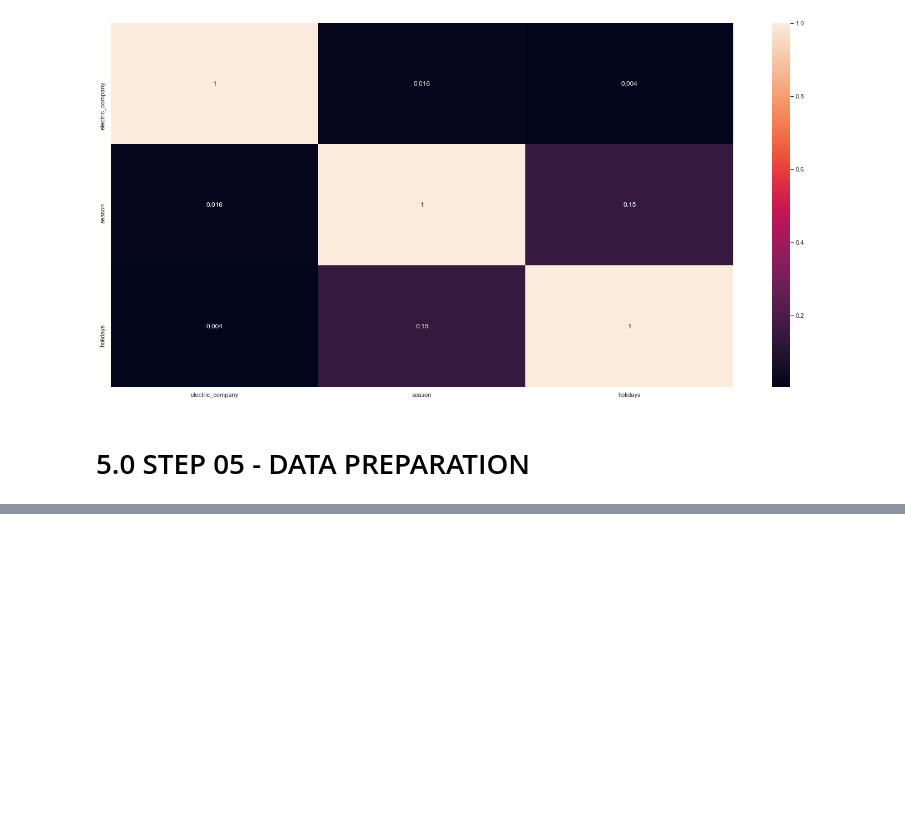
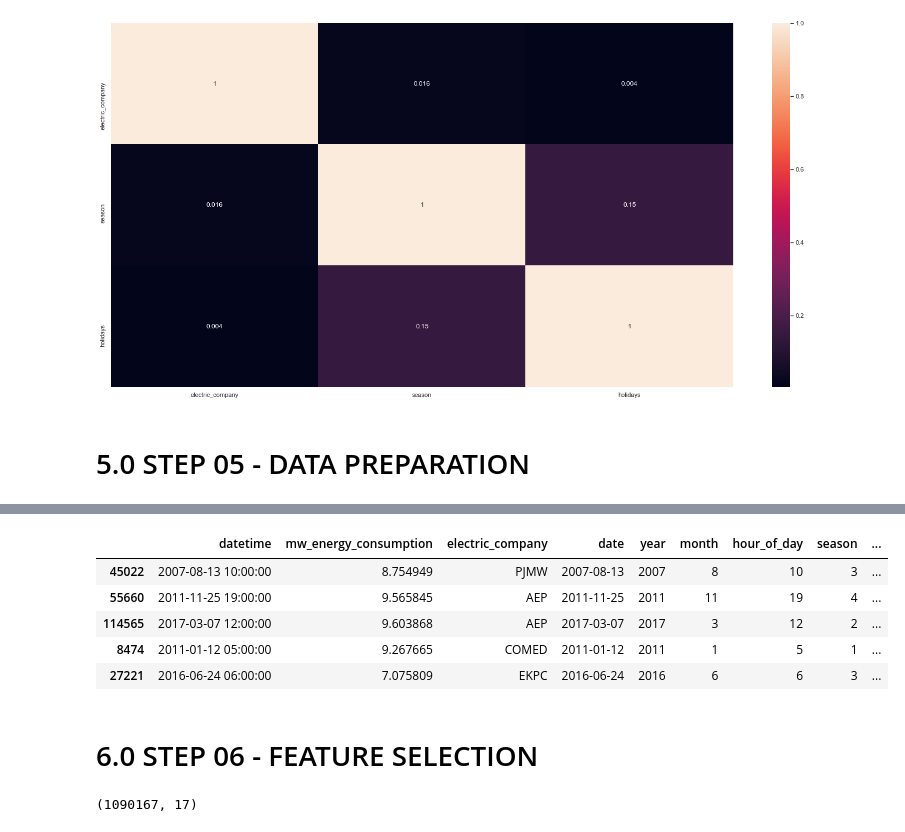
Before and after one commit to panambY/Hourly_Energy_Consumption, a Jupyter notebook: Hourly_Energy_Consumption.ipynb, the cells around one changed output, grey strips where cells are left out. Saved outputs shown, nothing was run; the diff lists cells and outputs as text; code cells hidden in the pictures; blank space fills up the shorter version.

```diff
--- a/Hourly_Energy_Consumption.ipynb
+++ b/Hourly_Energy_Consumption.ipynb
@@ -659,0 +716,11 @@ df5 = df4.copy()
+# %%
+df5.sample(5)
+# %% [output]
+|  | datetime | mw_energy_consumption | electric_company | date | year | month | hour_of_day | season | ... |
+| 45022 | 2007-08-13 10:00:00 | 8.754949 | PJMW | 2007-08-13 | 2007 | 8 | 10 | 3 | ... |
+| 55660 | 2011-11-25 19:00:00 | 9.565845 | AEP | 2011-11-25 | 2011 | 11 | 19 | 4 | ... |
+| 114565 | 2017-03-07 12:00:00 | 9.603868 | AEP | 2017-03-07 | 2017 | 3 | 12 | 2 | ... |
+| 8474 | 2011-01-12 05:00:00 | 9.267665 | COMED | 2011-01-12 | 2011 | 1 | 5 | 1 | ... |
+| 27221 | 2016-06-24 06:00:00 | 7.075809 | EKPC | 2016-06-24 | 2016 | 6 | 6 | 3 | ... |
+# %% [markdown]
+# 6.0 STEP 06 - FEATURE SELECTION
@@ -659,0 +729,4 @@ df5 = df4.copy()
+# %%
+df6.shape
+# %% [output]
+(1090167, 17)
```
Also changed, not shown: parts of 14 cells of this notebook.
